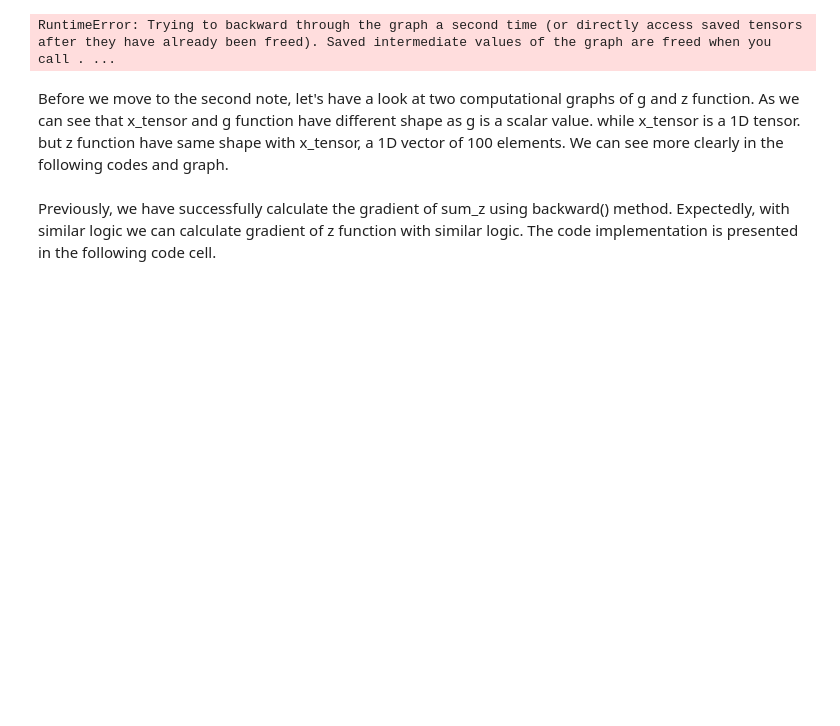
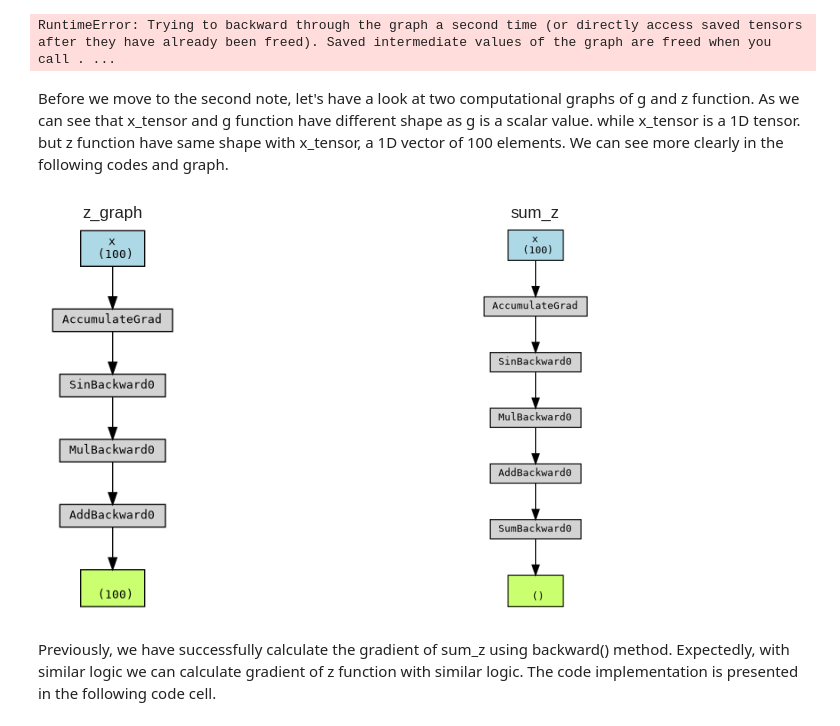
Before and after one commit to ant-analytics/torch-playground, a Jupyter notebook: notebooks/autograd.ipynb, the cells around one changed output. Drawn from its saved outputs; the diff is of its cells as text; code cells hidden in the pictures; blank space fills up the shorter version.

```diff
--- a/notebooks/autograd.ipynb
+++ b/notebooks/autograd.ipynb
@@ -171,17 +181,19 @@ print(f'This is shape of x_tensor: {x_tensor.shape}')
 print(f'This is shape of sum_z: {g.shape}')
 print(f'THis is shape of z: {z.shape}')
 # %%
-z_graph = make_dot(z, params=dict(x=x_tensor)).render("z_graph", format="png")
+z_graph = make_dot(z, params=dict(x=x_tensor)).render("plots/z_graph", format="png")
 fig, axes = plt.subplots(1, 2, figsize=(10, 5))
-axes[0].imshow(plt.imread("z_graph.png"))
+axes[0].imshow(plt.imread("plots/z_graph.png"))
 axes[0].set_title("z_graph")
 axes[1].set_title("sum_z")
-axes[1].imshow(plt.imread("sum_z.png"))
+axes[1].imshow(plt.imread("plots/sum_z.png"))
 axes[0].axis('off')
 axes[1].axis('off')
 axes[0].grid(False)
 axes[1].grid(False)
 plt.show()
+# %% [output]
+[figure, added]
 # %% [markdown]
 Previously, we have successfully calculate the gradient of sum_z using backward() method. Expectedly, with similar logic we can calculate gradient of z function with similar logic. The code implementation is presented in the following code cell.
 # %%
```
Also changed, not shown: parts of 5 cells of this notebook, 9 other files.
